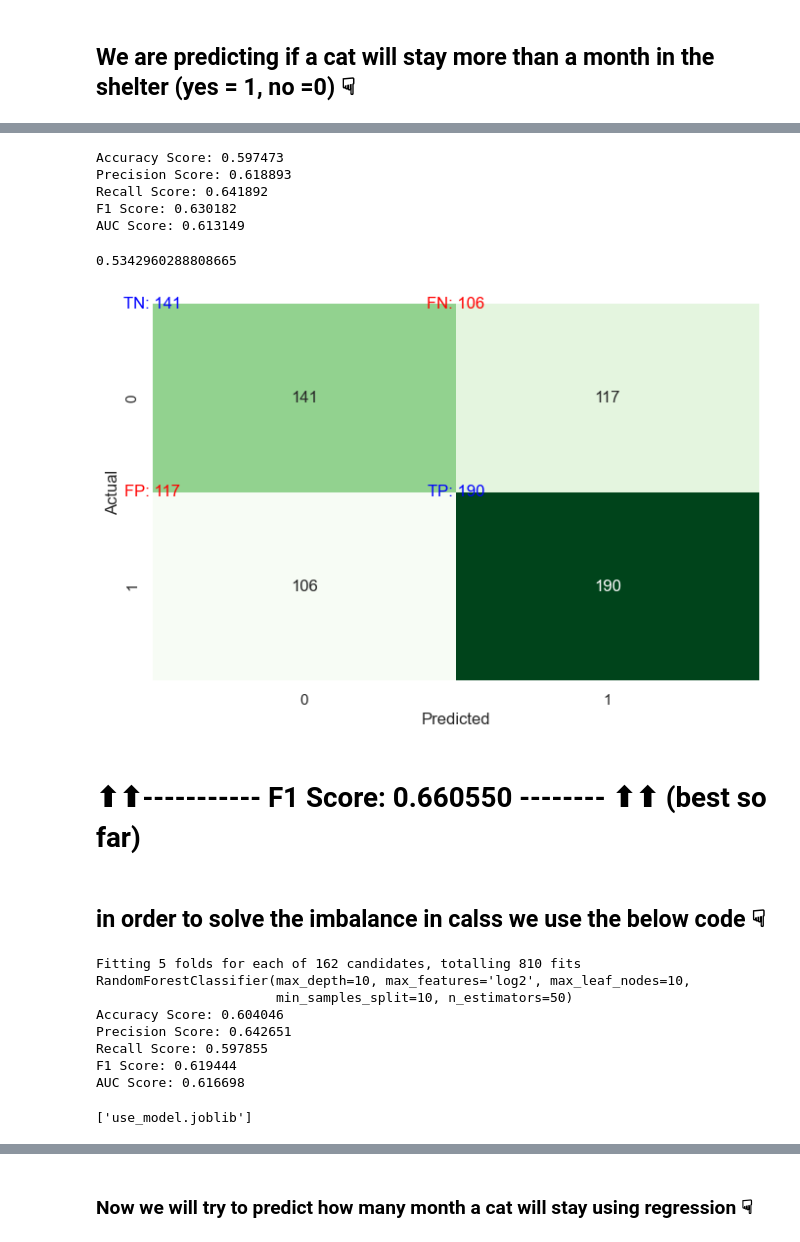
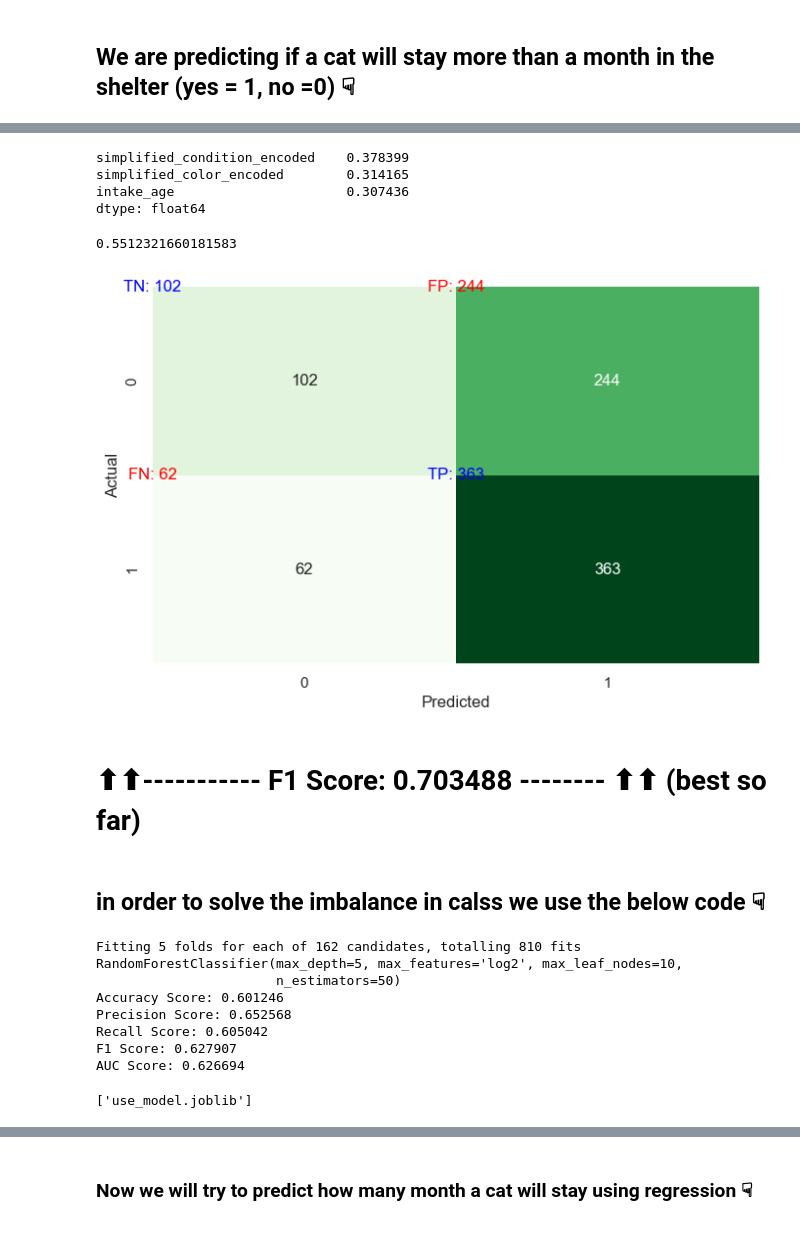
Before and after one commit to AhnafHamim/Furrever-stay, a Jupyter notebook: data-model/long_beach_random_forest_11_26_23.ipynb, the cells around one changed output, grey strips where cells are left out. Drawn from its saved outputs; the diff is of its cells as text; code cells hidden in the pictures.

Commit message:
Corrected age for long-beach dataset, improved f1 score of the 'more or less than a month' model.fixed the streamlit app problem, now user interface is working fine

```diff
--- a/data-model/long_beach_random_forest_11_26_23.ipynb
+++ b/data-model/long_beach_random_forest_11_26_23.ipynb
@@ -37,6 +37,6 @@ from sklearn.ensemble import RandomForestRegressor
 from imblearn.over_sampling import RandomOverSampler
 from imblearn.under_sampling import RandomUnderSampler
 # %%
-df = pd.read_csv('../dataset/long_beach_level_encoded_numeric_value_nov_26.csv')
+df = pd.read_csv('../dataset/long_beach_level_encoded_numeric_value_nov_28.csv')
 df.head()
 # %% [output]
@@ -101,12 +101,16 @@ Number of occurrences of 0: 1298
 
 # dependent_variable = 'stay'
 # %%
-independent_variables = ['simplified_color_encoded', 'simplified_condition_encoded', 'age']
+independent_variables = ['simplified_color_encoded', 'simplified_condition_encoded', 'intake_age']
 
 dependent_variable = 'stay'
 # %%
 X= df[independent_variables]
 y= df[dependent_variable]
-X_train, X_test,y_train, y_test = train_test_split(X, y, test_size=0.20, random_state=42)
+X_train, X_test,y_train, y_test = train_test_split(X, y, test_size=0.30, random_state=42)
 X_train.shape, X_test.shape
+
+# # Use imbalanced-learn to resample the training data
+# ros = RandomUnderSampler(sampling_strategy='auto', random_state=42)  # we can adjust the sampling_strategy as needed
+# X_resampled, y_resampled = ros.fit_resample(X_train, y_train)
 # %% [output]
@@ -148,69 +184,48 @@ RandomForestClassifier(max_features=None, max_leaf_nodes=10,
-# %%
-good_model = grid_search_cv.best_estimator_
-
-
-# Now lets evaluate our model
-y_pred = good_model.predict(X_test)
-
-accuracy = accuracy_score(y_true=y_test, y_pred=y_pred)
-print("Accuracy Score: %f" % accuracy)
-
-precision = precision_score(y_true=y_test, y_pred= y_pred)
-print("Precision Score: %f" % precision)
-
-recall = recall_score(y_true=y_test, y_pred= y_pred)
-print("Recall Score: %f" % recall)
-
-f1 = f1_score(y_true=y_test, y_pred= y_pred)
-print('F1 Score: %f' % f1)
-
-# Calculate predicted probabilities, keep only probability for when class = 1
-y_pred_proba = good_model.predict_proba(X_test)[:,1]
-
-auc = roc_auc_score(y_true=y_test, y_score=y_pred_proba)
-print('AUC Score: %f' % auc)
-# %% [output]
-Accuracy Score: 0.597473
-Precision Score: 0.618893
-Recall Score: 0.641892
-F1 Score: 0.630182
-AUC Score: 0.613149
+# %%
+feature_importance = pd.Series(good_model.feature_importances_, index=X.columns)
+feature_importance.sort_values(ascending=False, inplace=True)
+print(feature_importance)
+# %% [output]
+simplified_condition_encoded    0.378399
+simplified_color_encoded        0.314165
+intake_age                      0.307436
+dtype: float64
 # %%
 ratio = (y_test == 1).sum() / ((y_test == 0) | (y_test == 1)).sum()
 ratio
 # %% [output]
-0.5342960288808665
+0.5512321660181583
 # %%
 from sklearn.metrics import confusion_matrix
 import seaborn as sns
 import matplotlib.pyplot as plt
 
 # Assuming y_test and y_pred are already defined
 
 # Compute confusion matrix
 cm = confusion_matrix(y_test, y_pred)
 cm = cm.round(2)
 
 # Extract individual elements from the confusion matrix
 tn, fp, fn, tp = confusion_matrix(y_test, y_pred).ravel()
 
 # Create a figure and axis
 fig, ax = plt.subplots(figsize=(8, 5))
 
 # Plot the heatmap
 sns.heatmap(cm, annot=True, cmap='Greens', fmt='g', cbar=False, ax=ax)
 
 # Label the heatmap with TN, FP, FN, and TP values
 ax.text(0, 0, f'TN: {tn}', ha='center', va='center', color='blue', fontsize=12)
-ax.text(0, 1, f'FP: {fp}', ha='center', va='center', color='red', fontsize=12)
-ax.text(1, 0, f'FN: {fn}', ha='center', va='center', color='red', fontsize=12)
+ax.text(1, 0, f'FP: {fp}', ha='center', va='center', color='red', fontsize=12)
+ax.text(0, 1, f'FN: {fn}', ha='center', va='center', color='red', fontsize=12)
 ax.text(1, 1, f'TP: {tp}', ha='center', va='center', color='blue', fontsize=12)
 
 # Set labels for x and y axes
 plt.xlabel('Predicted')
 plt.ylabel('Actual')
 
 # Display the plot
 plt.show()
 # %% [output]
-[figure, old version]
+[figure, new version]
@@ -219,2 +232,2 @@ plt.show()
 # %% [markdown]
-# ⬆︎⬆︎-----------  F1 Score: 0.660550 -------- ⬆︎⬆︎ (best so far)
+# ⬆︎⬆︎-----------  F1 Score: 0.703488 -------- ⬆︎⬆︎ (best so far)
@@ -229,7 +357,7 @@ from imblearn.over_sampling import RandomOverSampler
 from imblearn.under_sampling import RandomUnderSampler
 
 # Load your dataset
-df2 = pd.read_csv('../dataset/long_beach_level_encoded_numeric_value_nov_26.csv')
+df2 = pd.read_csv('../dataset/long_beach_level_encoded_numeric_value_nov_28.csv')
 
 # Define the function to categorize stay
 def categorize_stay(days_stayed):
@@ -241,7 +369,7 @@ def categorize_stay(days_stayed):
 # Apply the categorization
 df2['stay'] = df2['days_stayed'].apply(categorize_stay)
 
-independent_variables = ['simplified_color_encoded', 'simplified_condition_encoded', 'age']
+independent_variables = ['simplified_color_encoded', 'simplified_condition_encoded', 'intake_age']
 
 dependent_variable = 'stay'
 
@@ -311,11 +439,11 @@ from joblib import dump
 dump(use_model, 'use_model.joblib')
 # %% [output]
 Fitting 5 folds for each of 162 candidates, totalling 810 fits
-RandomForestClassifier(max_depth=10, max_features='log2', max_leaf_nodes=10,
-                       min_samples_split=10, n_estimators=50)
-Accuracy Score: 0.604046
-Precision Score: 0.642651
-Recall Score: 0.597855
-F1 Score: 0.619444
-AUC Score: 0.616698
+RandomForestClassifier(max_depth=5, max_features='log2', max_leaf_nodes=10,
+                       n_estimators=50)
+Accuracy Score: 0.601246
+Precision Score: 0.652568
+Recall Score: 0.605042
+F1 Score: 0.627907
+AUC Score: 0.626694
 ['use_model.joblib']
```
Also changed, not shown: parts of 54 cells of this notebook, 5 other files.
